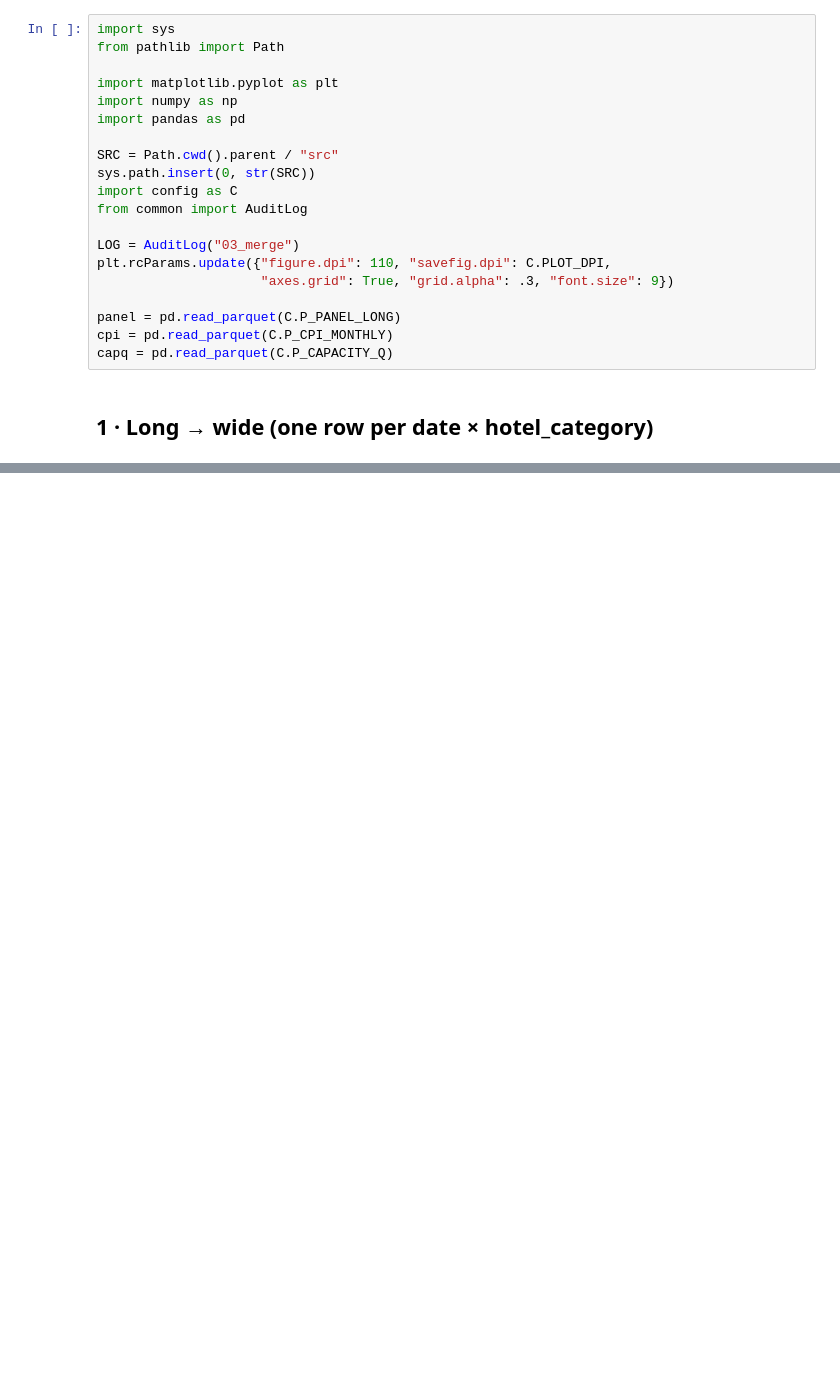
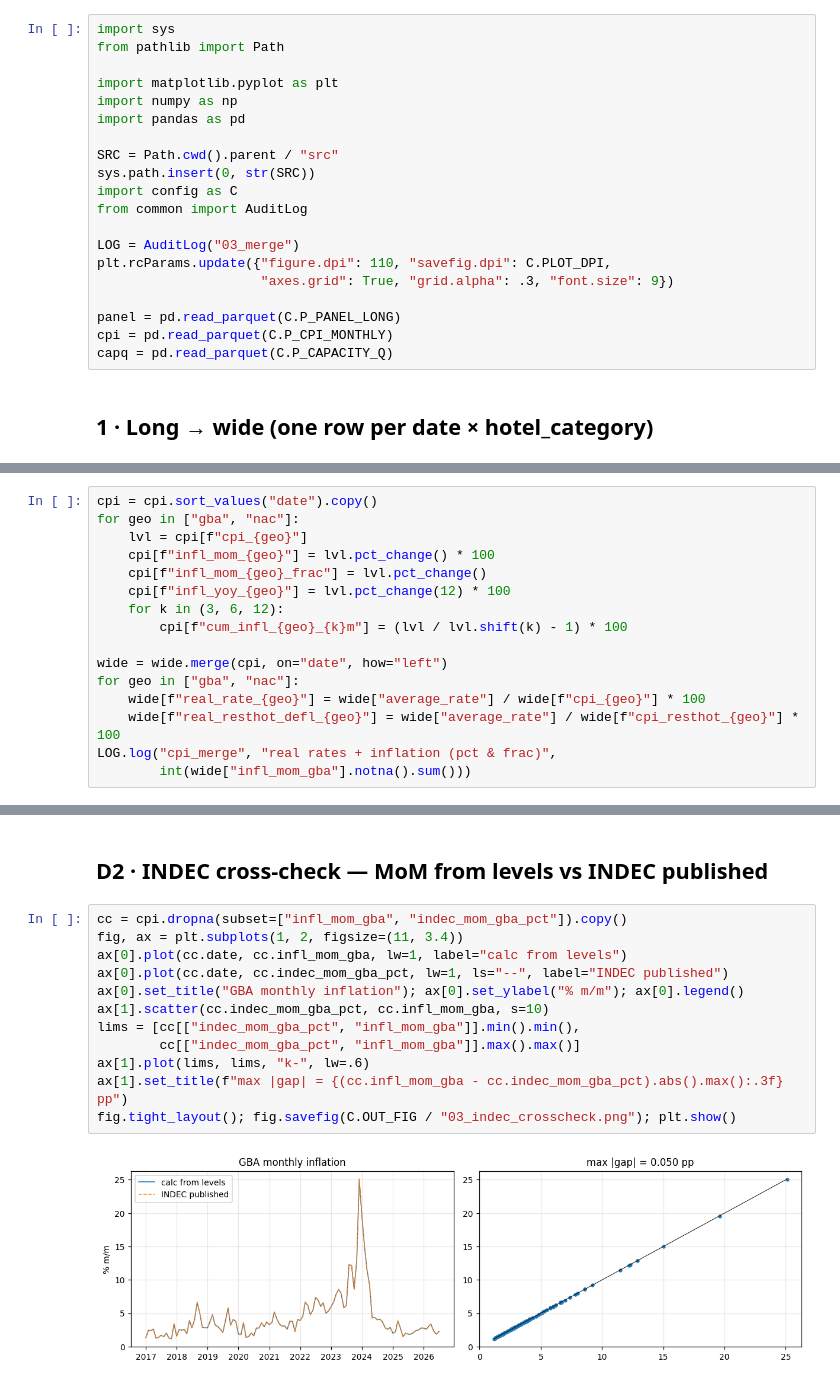
Before and after one commit to jagan010101/argentina-hotels, a Jupyter notebook: notebooks/03_merge_data.ipynb, the cells around one changed output, grey strips where cells are left out. Drawn from its saved outputs; the diff is of its cells as text; blank space fills up the shorter version.

```diff
--- a/notebooks/03_merge_data.ipynb
+++ b/notebooks/03_merge_data.ipynb
@@ -357,0 +68,16 @@ print("03_merge complete — analysis panel + checkpoint diagnostics written.")
+# %%
+cpi = cpi.sort_values("date").copy()
+for geo in ["gba", "nac"]:
+    lvl = cpi[f"cpi_{geo}"]
+    cpi[f"infl_mom_{geo}"] = lvl.pct_change() * 100
+    cpi[f"infl_mom_{geo}_frac"] = lvl.pct_change()
+    cpi[f"infl_yoy_{geo}"] = lvl.pct_change(12) * 100
+    for k in (3, 6, 12):
+        cpi[f"cum_infl_{geo}_{k}m"] = (lvl / lvl.shift(k) - 1) * 100
+
+wide = wide.merge(cpi, on="date", how="left")
+for geo in ["gba", "nac"]:
+    wide[f"real_rate_{geo}"] = wide["average_rate"] / wide[f"cpi_{geo}"] * 100
+    wide[f"real_resthot_defl_{geo}"] = wide["average_rate"] / wide[f"cpi_resthot_{geo}"] * 100
+LOG.log("cpi_merge", "real rates + inflation (pct & frac)",
+        int(wide["infl_mom_gba"].notna().sum()))
@@ -357,0 +302,16 @@ print("03_merge complete — analysis panel + checkpoint diagnostics written.")
+# %% [markdown]
+## D2 · INDEC cross-check — MoM from levels vs INDEC published
+# %%
+cc = cpi.dropna(subset=["infl_mom_gba", "indec_mom_gba_pct"]).copy()
+fig, ax = plt.subplots(1, 2, figsize=(11, 3.4))
+ax[0].plot(cc.date, cc.infl_mom_gba, lw=1, label="calc from levels")
+ax[0].plot(cc.date, cc.indec_mom_gba_pct, lw=1, ls="--", label="INDEC published")
+ax[0].set_title("GBA monthly inflation"); ax[0].set_ylabel("% m/m"); ax[0].legend()
+ax[1].scatter(cc.indec_mom_gba_pct, cc.infl_mom_gba, s=10)
+lims = [cc[["indec_mom_gba_pct", "infl_mom_gba"]].min().min(),
+        cc[["indec_mom_gba_pct", "infl_mom_gba"]].max().max()]
+ax[1].plot(lims, lims, "k-", lw=.6)
+ax[1].set_title(f"max |gap| = {(cc.infl_mom_gba - cc.indec_mom_gba_pct).abs().max():.3f} pp")
+fig.tight_layout(); fig.savefig(C.OUT_FIG / "03_indec_crosscheck.png"); plt.show()
+# %% [output]
+[figure, added]
```
Also changed, not shown: parts of 49 cells of this notebook, 10 other files.
